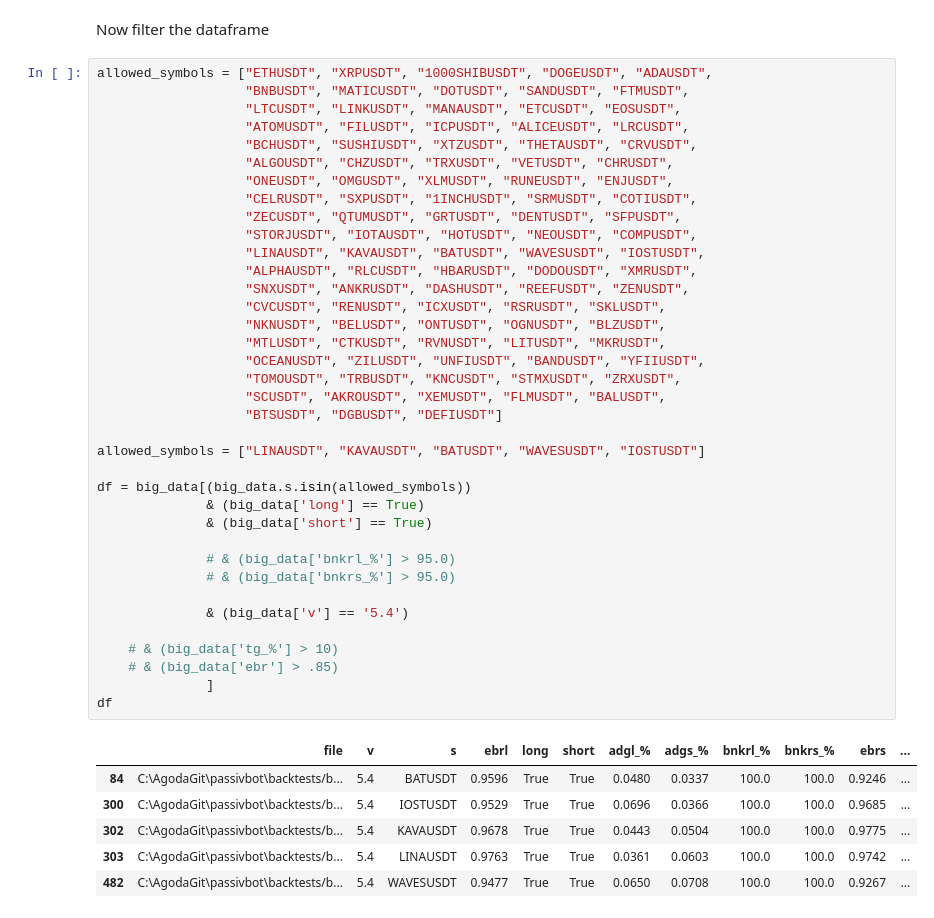
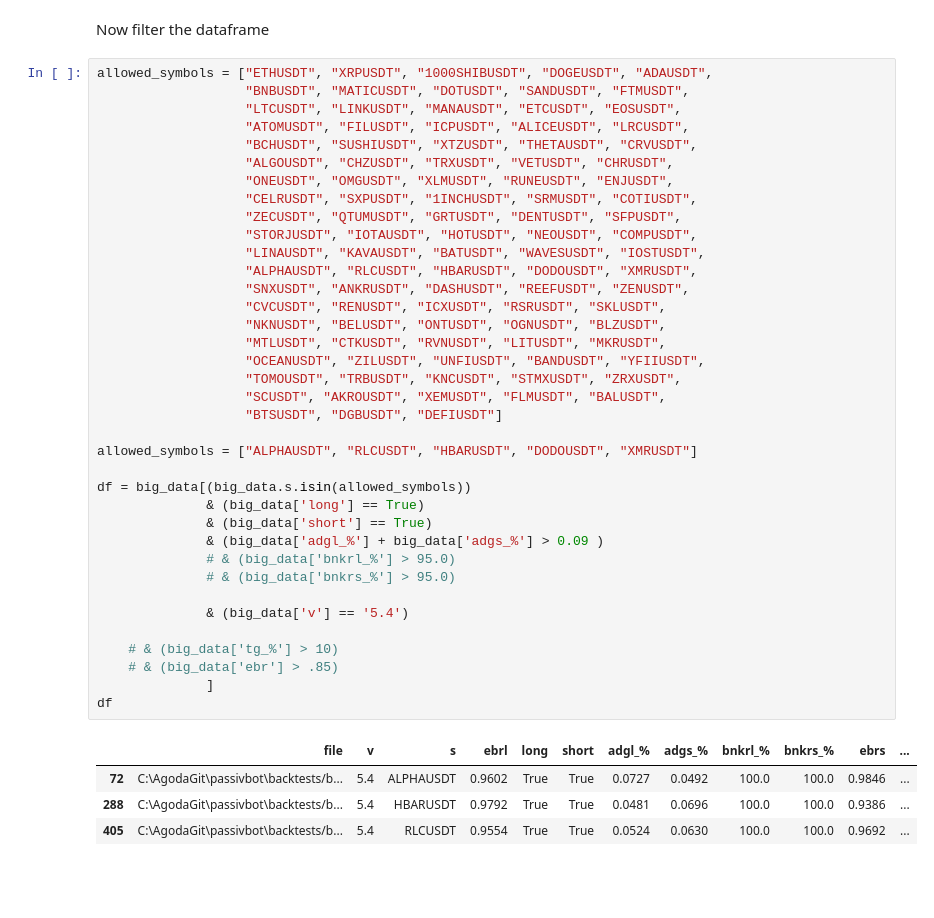
Before and after one commit to shroukkhan/passivbot, a Jupyter notebook: analyze_result.ipynb, the cells around one changed output. Drawn from its saved outputs; the diff is of its cells as text; blank space fills up the shorter version.

```diff
--- a/analyze_result.ipynb
+++ b/analyze_result.ipynb
@@ -80,40 +80,38 @@ allowed_symbols = ["ETHUSDT", "XRPUSDT", "1000SHIBUSDT", "DOGEUSDT", "ADAUSDT",
                    "ONEUSDT", "OMGUSDT", "XLMUSDT", "RUNEUSDT", "ENJUSDT",
                    "CELRUSDT", "SXPUSDT", "1INCHUSDT", "SRMUSDT", "COTIUSDT",
                    "ZECUSDT", "QTUMUSDT", "GRTUSDT", "DENTUSDT", "SFPUSDT",
                    "STORJUSDT", "IOTAUSDT", "HOTUSDT", "NEOUSDT", "COMPUSDT",
                    "LINAUSDT", "KAVAUSDT", "BATUSDT", "WAVESUSDT", "IOSTUSDT",
                    "ALPHAUSDT", "RLCUSDT", "HBARUSDT", "DODOUSDT", "XMRUSDT",
                    "SNXUSDT", "ANKRUSDT", "DASHUSDT", "REEFUSDT", "ZENUSDT",
                    "CVCUSDT", "RENUSDT", "ICXUSDT", "RSRUSDT", "SKLUSDT",
                    "NKNUSDT", "BELUSDT", "ONTUSDT", "OGNUSDT", "BLZUSDT",
                    "MTLUSDT", "CTKUSDT", "RVNUSDT", "LITUSDT", "MKRUSDT",
                    "OCEANUSDT", "ZILUSDT", "UNFIUSDT", "BANDUSDT", "YFIIUSDT",
                    "TOMOUSDT", "TRBUSDT", "KNCUSDT", "STMXUSDT", "ZRXUSDT",
                    "SCUSDT", "AKROUSDT", "XEMUSDT", "FLMUSDT", "BALUSDT",
                    "BTSUSDT", "DGBUSDT", "DEFIUSDT"]
 
-allowed_symbols = ["LINAUSDT", "KAVAUSDT", "BATUSDT", "WAVESUSDT", "IOSTUSDT"]
+allowed_symbols = ["ALPHAUSDT", "RLCUSDT", "HBARUSDT", "DODOUSDT", "XMRUSDT"]
 
 df = big_data[(big_data.s.isin(allowed_symbols))
               & (big_data['long'] == True)
               & (big_data['short'] == True)
-
+              & (big_data['adgl_%'] + big_data['adgs_%'] > 0.09 )
               # & (big_data['bnkrl_%'] > 95.0)
               # & (big_data['bnkrs_%'] > 95.0)
 
               & (big_data['v'] == '5.4')
 
     # & (big_data['tg_%'] > 10)
     # & (big_data['ebr'] > .85)
               ]
 df
 # %% [output]
 |  | file | v | s | ebrl | long | short | adgl_% | adgs_% | bnkrl_% | bnkrs_% | ebrs | ... |
-| 84 | C:\AgodaGit\passivbot\backtests/b... | 5.4 | BATUSDT | 0.9596 | True | True | 0.0480 | 0.0337 | 100.0 | 100.0 | 0.9246 | ... |
-| 300 | C:\AgodaGit\passivbot\backtests/b... | 5.4 | IOSTUSDT | 0.9529 | True | True | 0.0696 | 0.0366 | 100.0 | 100.0 | 0.9685 | ... |
-| 302 | C:\AgodaGit\passivbot\backtests/b... | 5.4 | KAVAUSDT | 0.9678 | True | True | 0.0443 | 0.0504 | 100.0 | 100.0 | 0.9775 | ... |
-| 303 | C:\AgodaGit\passivbot\backtests/b... | 5.4 | LINAUSDT | 0.9763 | True | True | 0.0361 | 0.0603 | 100.0 | 100.0 | 0.9742 | ... |
-| 482 | C:\AgodaGit\passivbot\backtests/b... | 5.4 | WAVESUSDT | 0.9477 | True | True | 0.0650 | 0.0708 | 100.0 | 100.0 | 0.9267 | ... |
+| 72 | C:\AgodaGit\passivbot\backtests/b... | 5.4 | ALPHAUSDT | 0.9602 | True | True | 0.0727 | 0.0492 | 100.0 | 100.0 | 0.9846 | ... |
+| 288 | C:\AgodaGit\passivbot\backtests/b... | 5.4 | HBARUSDT | 0.9792 | True | True | 0.0481 | 0.0696 | 100.0 | 100.0 | 0.9386 | ... |
+| 405 | C:\AgodaGit\passivbot\backtests/b... | 5.4 | RLCUSDT | 0.9554 | True | True | 0.0524 | 0.0630 | 100.0 | 100.0 | 0.9692 | ... |
 # %%
 df.drop_duplicates(subset=['s', 'tgl_%', 'tgs_%', 'bnkrl_%', 'bnkrs_%', 'ebrl', 'ebrs', 'long', 'short'], keep='first',
                    inplace=True)
```
Also changed, not shown: parts of 2 cells of this notebook, 4 other files.
